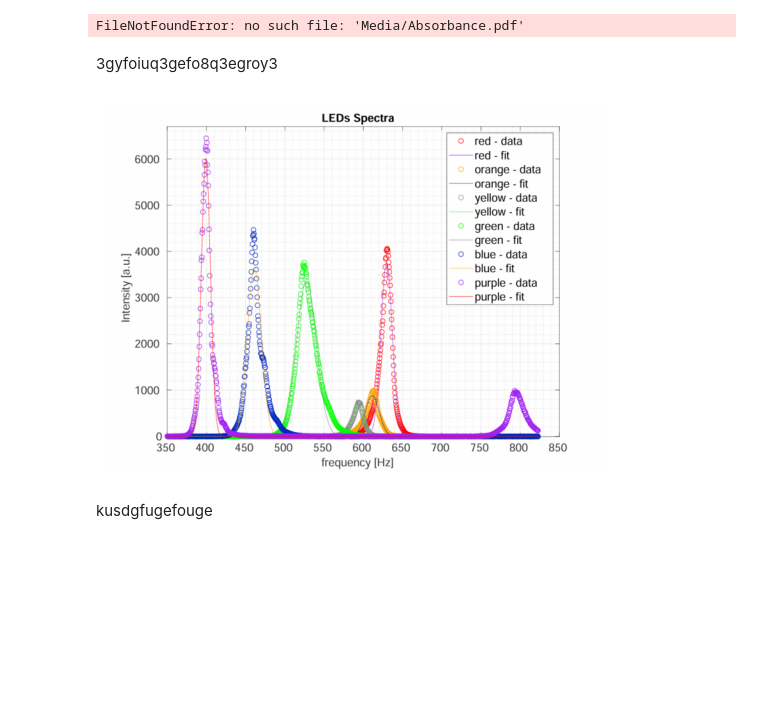
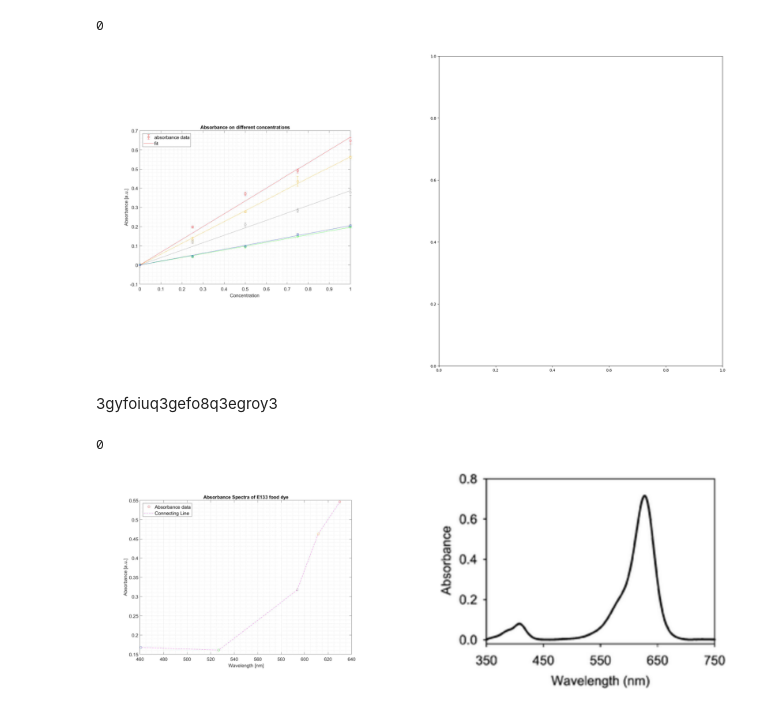
Before and after one commit to moncapiten/S07, a Jupyter notebook: ColSci_log_S07.ipynb, the cells around one changed output. Cells and saved outputs as stored; diff of their text form; code cells hidden in the pictures; blank space fills up the shorter version.

```diff
--- a/ColSci_log_S07.ipynb
+++ b/ColSci_log_S07.ipynb
@@ -94,31 +103,36 @@ def display_pdfs_side_by_side(rows, cols, pdfList):
     for i in range(rows):
         print(i)
         if cols == 1:
-            axes[i].imshow(imgList[i])
-            axes[i].axis('off')
+            try:
+                axes[i].imshow(imgList[i])
+                axes[i].axis('off')
+            except:
+                pass
         else:
             for j in range(cols):
-                axes[i][j].imshow(imgList[i*cols+j])
-                axes[i][j].axis('off')
+                try:
+                    axes[i][j].imshow(imgList[i*cols+j])
+                    axes[i][j].axis('off')
+                except:
+                    pass
     plt.show()
 
 
 # Provide the paths to your two PDFs
-pdfList = ['Media/Absorbance
-.pdf']
+pdfList = ['Media/Absorbance.pdf']
 rows = 1
 cols = 2
 display_pdfs_side_by_side(rows, cols, pdfList)
 # %% [output]
-FileNotFoundError: no such file: 'Media/Absorbance.pdf'
+0
+[figure, added]
 # %% [markdown]
 3gyfoiuq3gefo8q3egroy3
 # %%
-pdfList = ['Media/MisuraContinua.pdf]
+pdfList = ['Media/MisuraContinua.pdf', 'Media/Screenshot_E133_absorbance_spectrum.png']
 rows = 1
-cols = 1
+cols = 2
 display_pdfs_side_by_side(rows, cols, pdfList)
 # %% [output]
+0
-[figure, old version]
+[figure, new version]
-# %% [markdown]
-kusdgfugefouge
```
Also changed, not shown: parts of 3 cells of this notebook, 1 other file.
